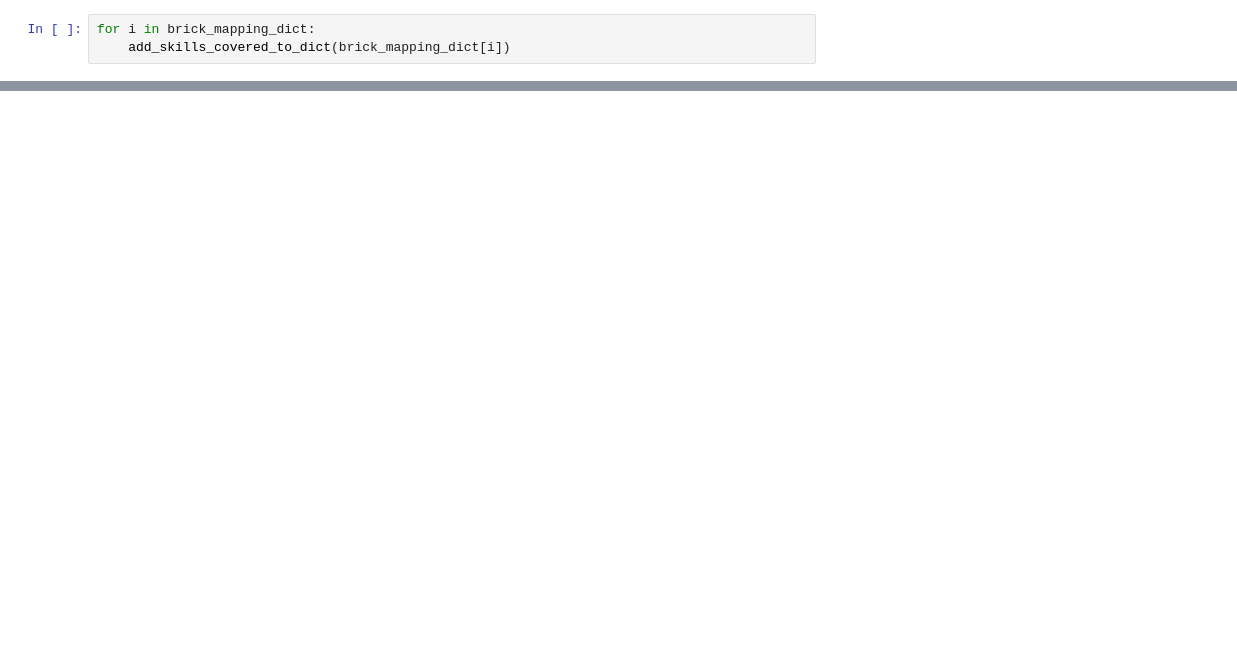
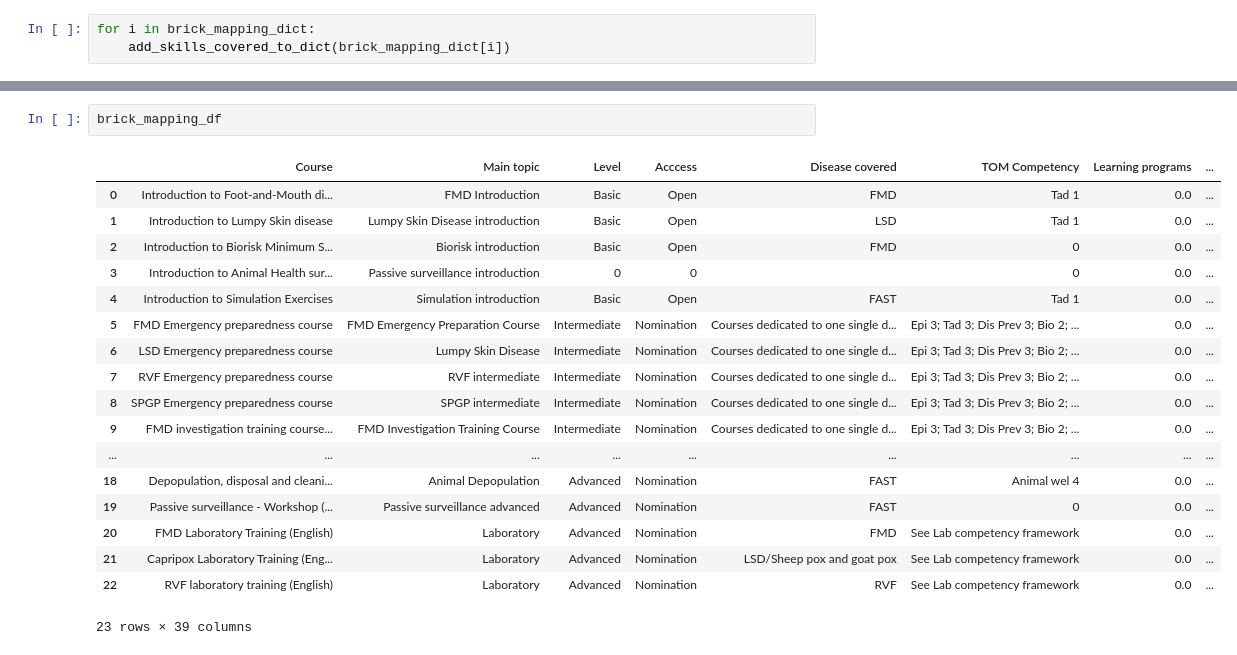
Before and after one commit to FAOEuFMD/TOM-Recommender-System, a Jupyter notebook: EDA 2.ipynb, the cells around one changed output, grey strips where cells are left out. Drawn from its saved outputs; the diff is of its cells as text; blank space fills up the shorter version.

```diff
--- a/EDA 2.ipynb
+++ b/EDA 2.ipynb
@@ -492,0 +693,21 @@ brick_mapping_dict
+# %%
+brick_mapping_df
+# %% [output]
+|  | Course | Main topic | Level | Acccess | Disease covered | TOM Competency | Learning programs | ... |
+| 0 | Introduction to Foot-and-Mouth di... | FMD Introduction | Basic | Open | FMD | Tad 1 | 0.0 | ... |
+| 1 | Introduction to Lumpy Skin disease | Lumpy Skin Disease introduction | Basic | Open | LSD | Tad 1 | 0.0 | ... |
+| 2 | Introduction to Biorisk Minimum S... | Biorisk introduction | Basic | Open | FMD | 0 | 0.0 | ... |
+| 3 | Introduction to Animal Health sur... | Passive surveillance introduction | 0 | 0 |  | 0 | 0.0 | ... |
+| 4 | Introduction to Simulation Exercises | Simulation introduction | Basic | Open | FAST | Tad 1 | 0.0 | ... |
+| 5 | FMD Emergency preparedness course | FMD Emergency Preparation Course | Intermediate | Nomination | Courses dedicated to one single d... | Epi 3; Tad 3; Dis Prev 3; Bio 2; ... | 0.0 | ... |
+| 6 | LSD Emergency preparedness course | Lumpy Skin Disease | Intermediate | Nomination | Courses dedicated to one single d... | Epi 3; Tad 3; Dis Prev 3; Bio 2; ... | 0.0 | ... |
+| 7 | RVF Emergency preparedness course | RVF intermediate | Intermediate | Nomination | Courses dedicated to one single d... | Epi 3; Tad 3; Dis Prev 3; Bio 2; ... | 0.0 | ... |
+| 8 | SPGP Emergency preparedness course | SPGP intermediate | Intermediate | Nomination | Courses dedicated to one single d... | Epi 3; Tad 3; Dis Prev 3; Bio 2; ... | 0.0 | ... |
+| 9 | FMD investigation training course... | FMD Investigation Training Course | Intermediate | Nomination | Courses dedicated to one single d... | Epi 3; Tad 3; Dis Prev 3; Bio 2; ... | 0.0 | ... |
+| ... | ... | ... | ... | ... | ... | ... | ... | ... |
+| 18 | Depopulation, disposal and cleani... | Animal Depopulation | Advanced | Nomination | FAST | Animal wel 4 | 0.0 | ... |
+| 19 | Passive surveillance - Workshop (... | Passive surveillance advanced | Advanced | Nomination | FAST | 0 | 0.0 | ... |
+| 20 | FMD Laboratory Training (English) | Laboratory | Advanced | Nomination | FMD | See Lab competency framework | 0.0 | ... |
+| 21 | Capripox Laboratory Training (Eng... | Laboratory | Advanced | Nomination | LSD/Sheep pox and goat pox | See Lab competency framework | 0.0 | ... |
+| 22 | RVF laboratory training (English) | Laboratory | Advanced | Nomination | RVF | See Lab competency framework | 0.0 | ... |
+23 rows × 39 columns
```
Also changed, not shown: parts of 37 cells of this notebook.
